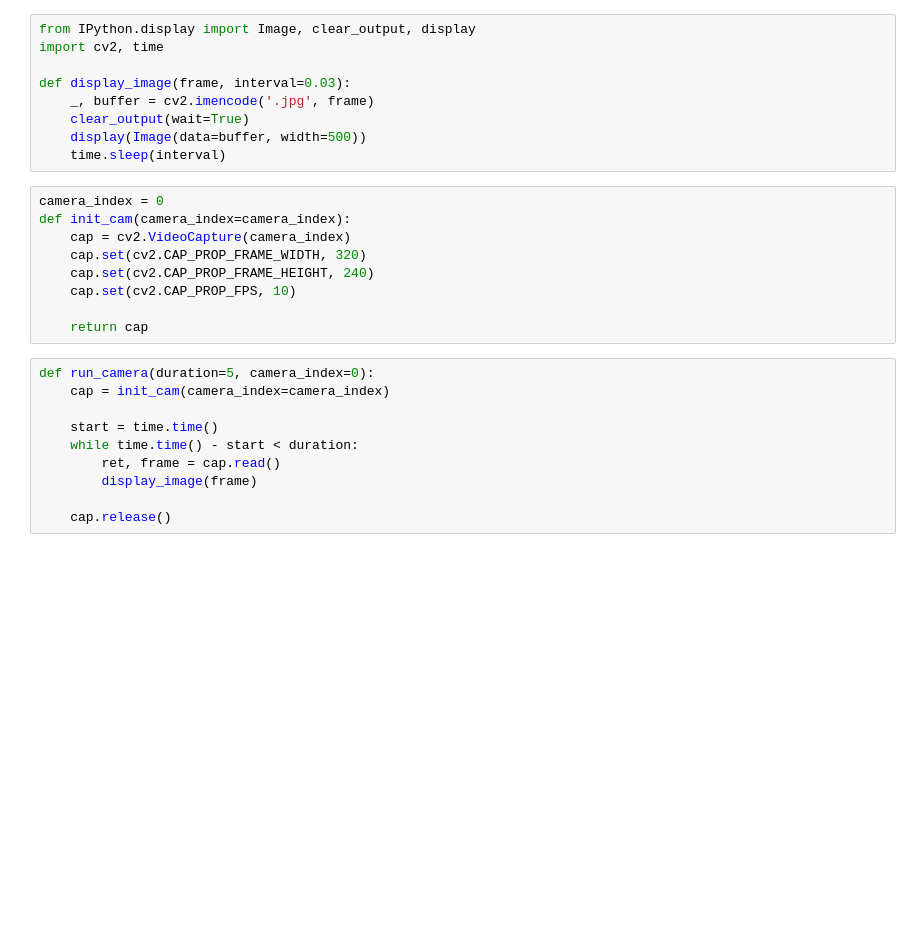
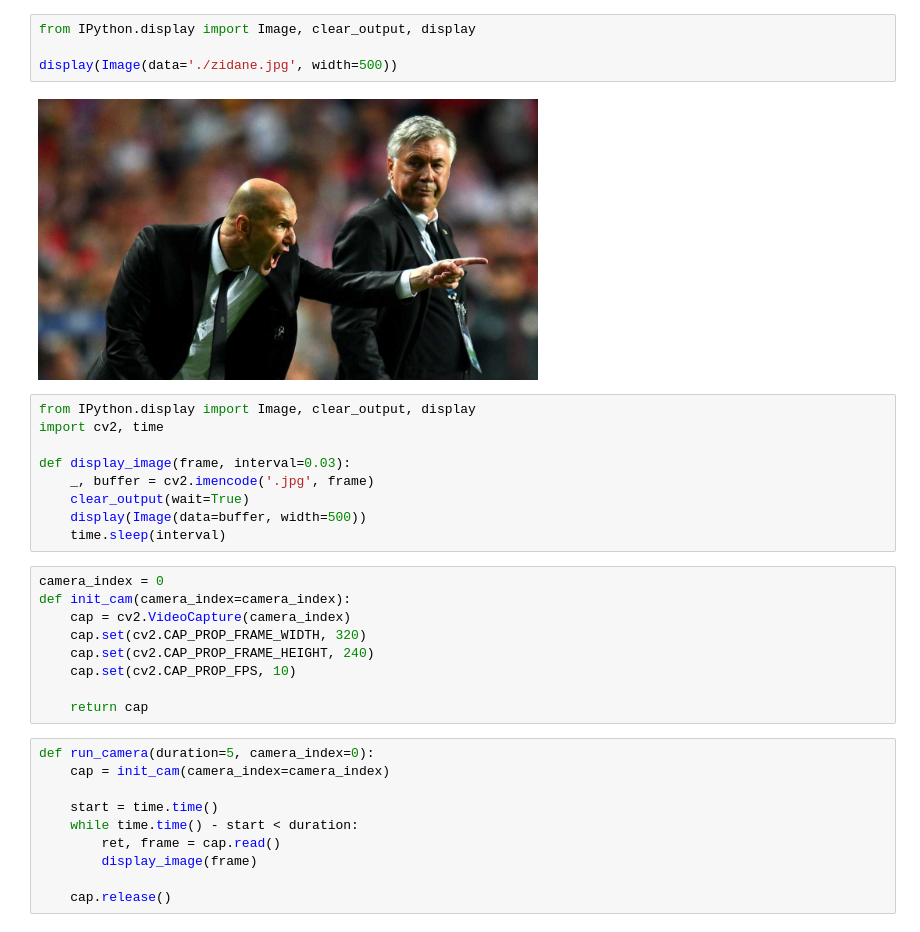
Before and after one commit to PinkWink/for_ROS2_study, a Jupyter notebook: 공짜술/DeepLearning Tutorials/opencv_tutorials.ipynb, the cells around one changed output. Drawn from its saved outputs; the diff is of its cells as text; blank space fills up the shorter version.

```diff
--- a/공짜술/DeepLearning Tutorials/opencv_tutorials.ipynb
+++ b/공짜술/DeepLearning Tutorials/opencv_tutorials.ipynb
@@ -1,3 +1,9 @@
+# %%
+from IPython.display import Image, clear_output, display
+
+display(Image(data='./zidane.jpg', width=500))
+# %% [output]
+[figure, added]
 # %%
 from IPython.display import Image, clear_output, display
 import cv2, time
```
Also changed, not shown: parts of 8 cells of this notebook, 1 other file.
